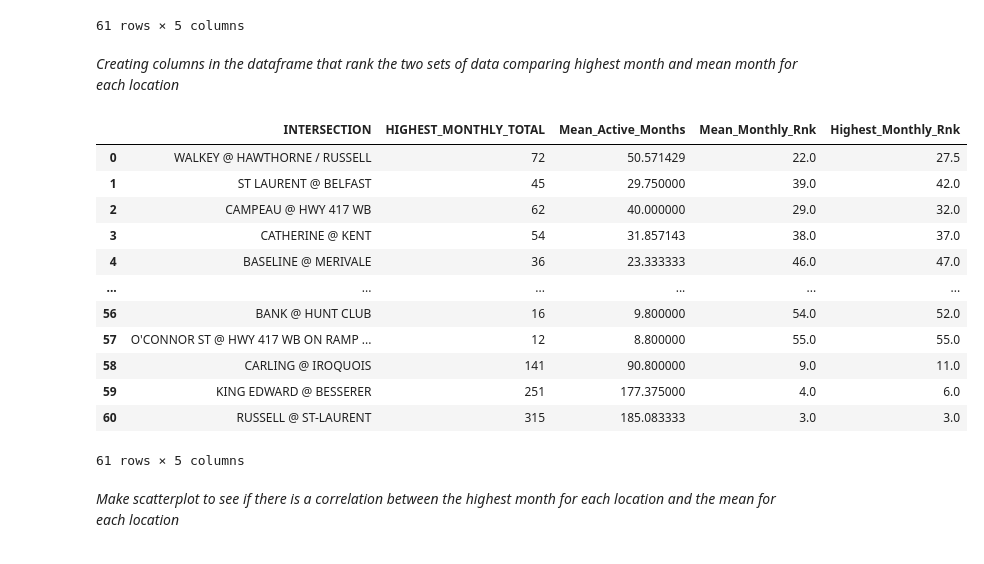
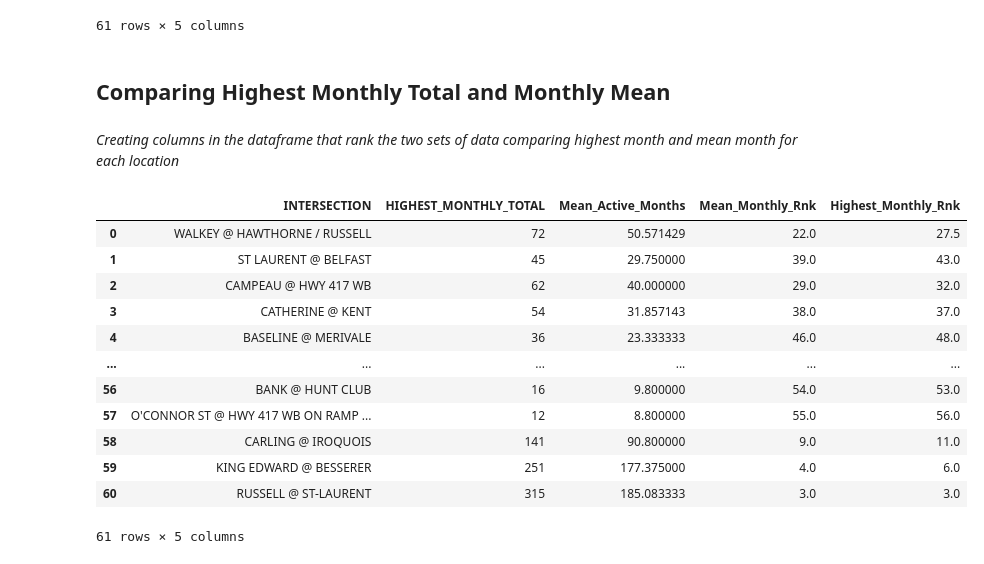
Before and after one commit to anjawu/ottawa-red-light-violations, a Jupyter notebook: ottawa-redlight-violations-analysis-2020.ipynb, the cells around one changed output. Drawn from its saved outputs; the diff is of its cells as text; code cells hidden in the pictures.

Commit message:
Add completed location and monthly analysis on 2020 data, and renaming analysis file to signify that it only includes 2020 data.

```diff
--- a/ottawa-redlight-violations-analysis.ipynb
+++ b/ottawa-redlight-violations-analysis-2020.ipynb
@@ -516,25 +539,27 @@ highest_mean_monthly_total_df[['INTERSECTION','TOTAL_VIOLATIONS', 'NaN_Months',
 | 13 | ALBERT @ BOOTH | 0 | 7 | 5 | 0.000000 |
 | 7 | BOOTH @ WELLINGTON (RR40) | 0 | 7 | 5 | 0.000000 |
 61 rows × 5 columns
+# %% [markdown]
+## Comparing Highest Monthly Total and Monthly Mean
 # %% [markdown]
 *Creating columns in the dataframe that rank the two sets of data comparing highest month and mean month for each location*
+# %%
+df['Highest_Monthly_Value_check'] = df[MONTH_COLUMNS].max(axis=1)
 # %%
 df['Mean_Monthly_Rnk']= df['Mean_Active_Months'].rank( ascending=False)
-df['Highest_Monthly_Rnk']= df['HIGHEST_MONTHLY_TOTAL'].rank(ascending=False)
+df['Highest_Monthly_Rnk']= df['Highest_Monthly_Value_check'].rank(ascending=False)
 df[['INTERSECTION','HIGHEST_MONTHLY_TOTAL','Mean_Active_Months','Mean_Monthly_Rnk','Highest_Monthly_Rnk']]
 # %% [output]
 |  | INTERSECTION | HIGHEST_MONTHLY_TOTAL | Mean_Active_Months | Mean_Monthly_Rnk | Highest_Monthly_Rnk |
 | 0 | WALKEY @ HAWTHORNE / RUSSELL | 72 | 50.571429 | 22.0 | 27.5 |
-| 1 | ST LAURENT @ BELFAST | 45 | 29.750000 | 39.0 | 42.0 |
+| 1 | ST LAURENT @ BELFAST | 45 | 29.750000 | 39.0 | 43.0 |
 | 2 | CAMPEAU @ HWY 417 WB | 62 | 40.000000 | 29.0 | 32.0 |
 | 3 | CATHERINE @ KENT | 54 | 31.857143 | 38.0 | 37.0 |
-| 4 | BASELINE @ MERIVALE | 36 | 23.333333 | 46.0 | 47.0 |
+| 4 | BASELINE @ MERIVALE | 36 | 23.333333 | 46.0 | 48.0 |
 | ... | ... | ... | ... | ... | ... |
-| 56 | BANK @ HUNT CLUB | 16 | 9.800000 | 54.0 | 52.0 |
-| 57 | O'CONNOR ST @ HWY 417 WB ON RAMP ... | 12 | 8.800000 | 55.0 | 55.0 |
+| 56 | BANK @ HUNT CLUB | 16 | 9.800000 | 54.0 | 53.0 |
+| 57 | O'CONNOR ST @ HWY 417 WB ON RAMP ... | 12 | 8.800000 | 55.0 | 56.0 |
 | 58 | CARLING @ IROQUOIS | 141 | 90.800000 | 9.0 | 11.0 |
 | 59 | KING EDWARD @ BESSERER | 251 | 177.375000 | 4.0 | 6.0 |
 | 60 | RUSSELL @ ST-LAURENT | 315 | 185.083333 | 3.0 | 3.0 |
 61 rows × 5 columns
-# %% [markdown]
-*Make scatterplot to see if there is a correlation between the highest month for each location and the mean for each location*
```
Also changed, not shown: parts of 49 cells of this notebook, 2 other files.
